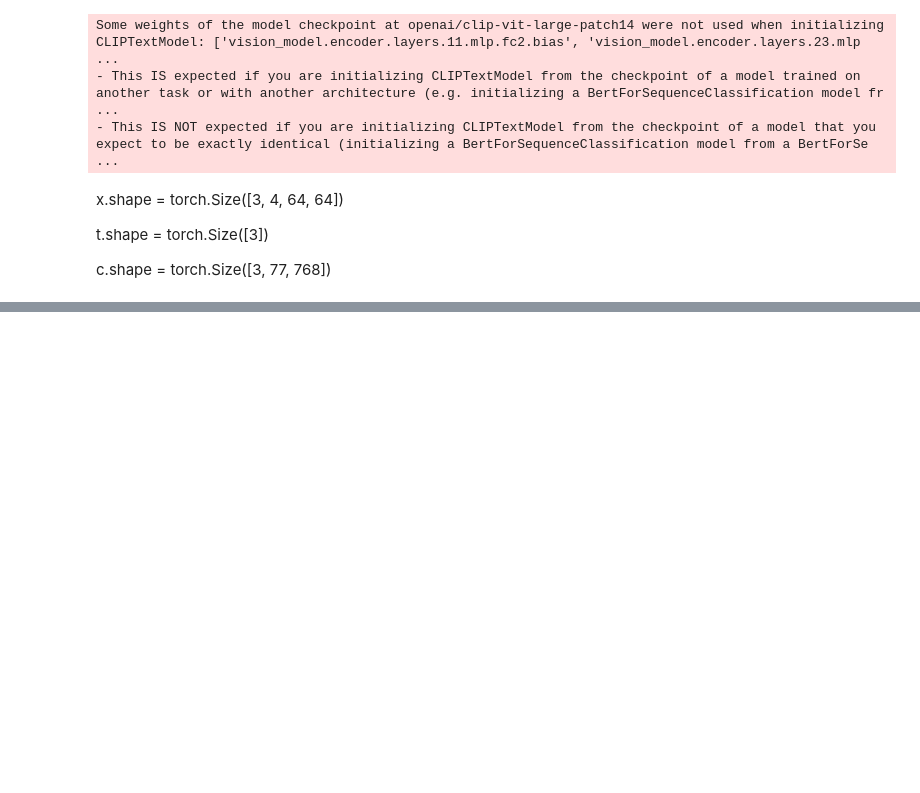
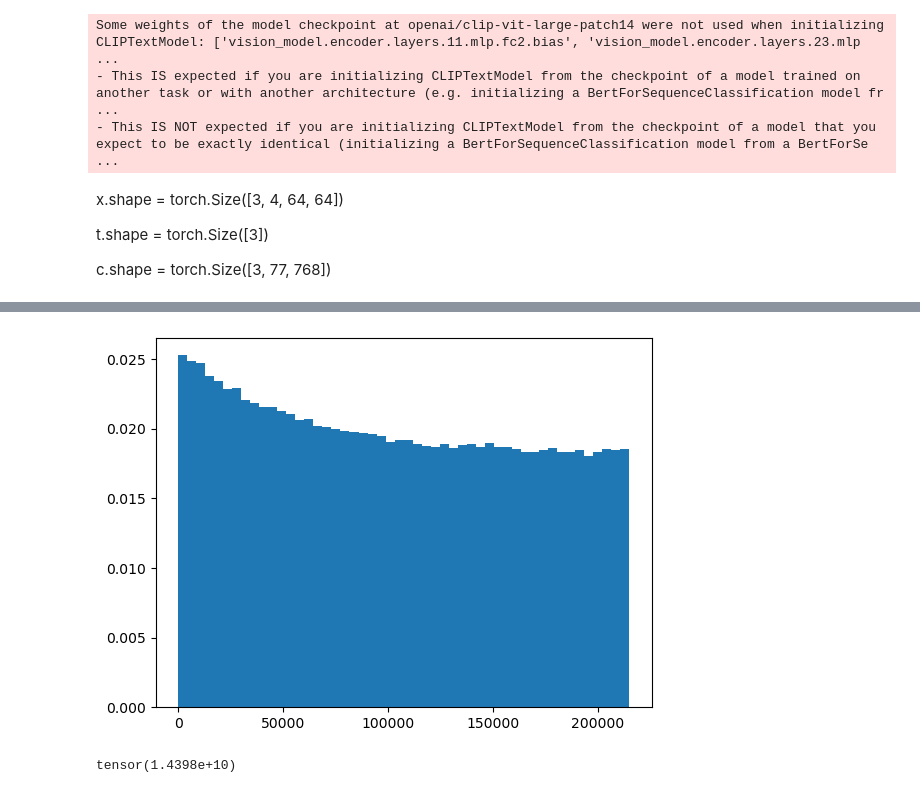
Before and after one commit to gevana/q-diffusion, a Jupyter notebook: scripts/eval.ipynb, the cells around one changed output, grey strips where cells are left out. Saved outputs shown, nothing was run; the diff lists cells and outputs as text; code cells hidden in the pictures; blank space fills up the shorter version.

```diff
--- a/scripts/eval.ipynb
+++ b/scripts/eval.ipynb
@@ -131,0 +174,4 @@ c.shape = torch.Size([3, 77, 768])
+# %%
+x_int = torch.round(x / delta)
+x_quant = torch.clamp(x_int + zero_point, 0, 256 - 1)
+x_float_q = (x_quant - zero_point) * delta
@@ -131,0 +201,8 @@ c.shape = torch.Size([3, 77, 768])
+# %%
+_=plot_hist((x-x_float_q).abs().numpy())
+# %% [output]
+[figure, added]
+# %%
+(x-x_float_q).abs().pow(2).mean()
+# %% [output]
+tensor(1.4398e+10)
```
Also changed, not shown: parts of 20 cells of this notebook, 2 other files.
